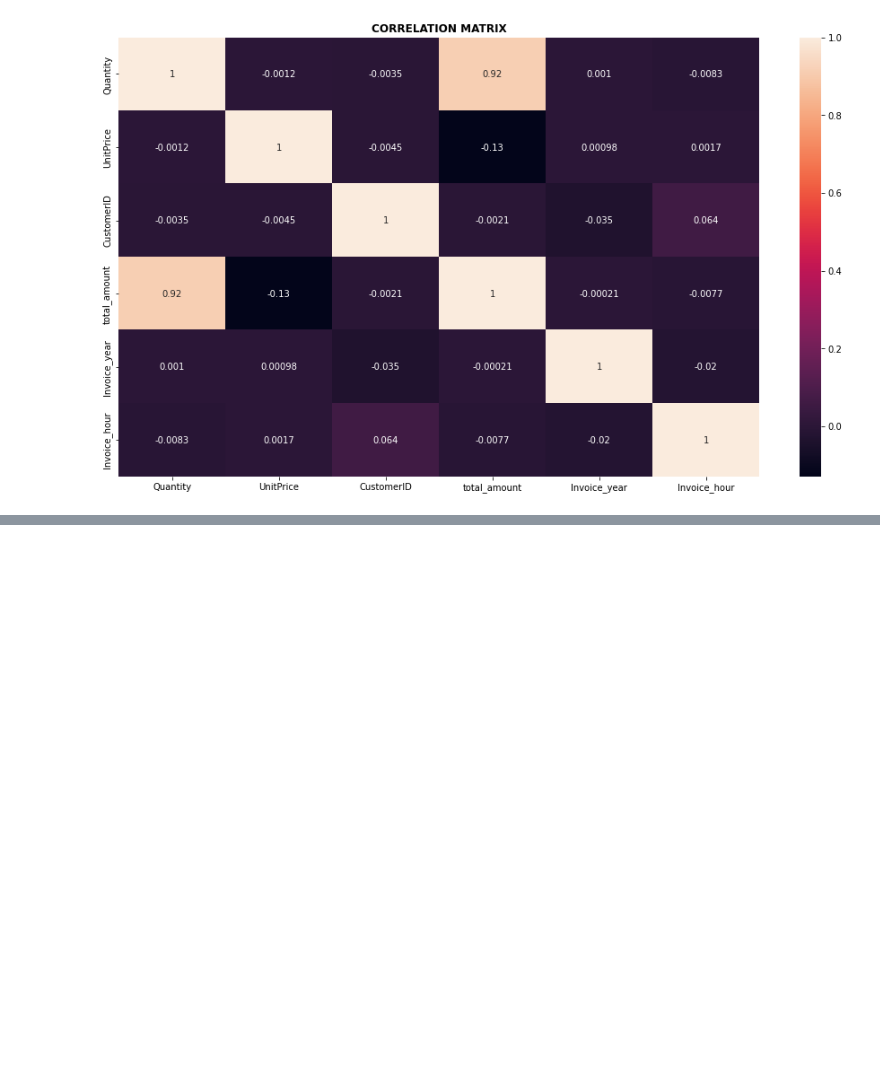
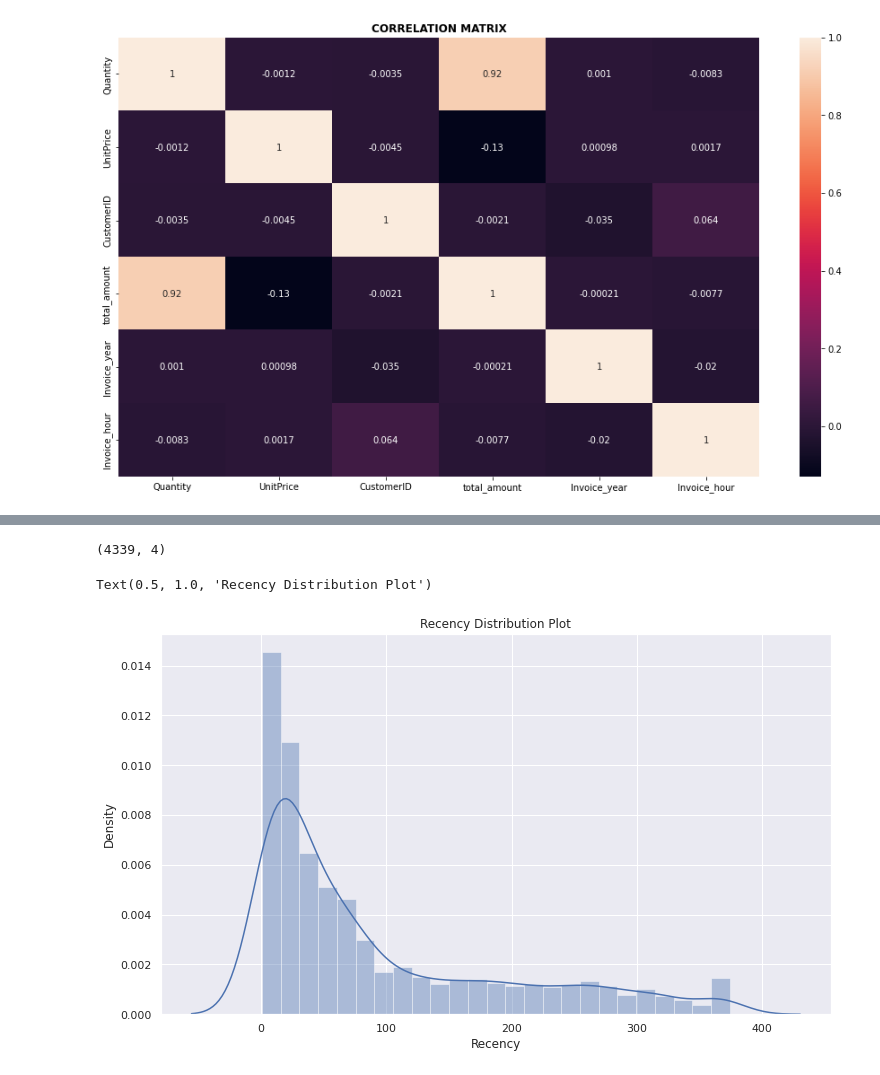
Before and after one commit to abhi-shub/Online-Retail-Customer-Segmentation, a Jupyter notebook: Online_Retail_Customer_Segmentation_Capstone_Project.ipynb, the cells around one changed output, grey strips where cells are left out. Cells and saved outputs as stored; diff of their text form; code cells hidden in the pictures; blank space fills up the shorter version.

```diff
--- a/Online_Retail_Customer_Segmentation_Capstone_Project.ipynb
+++ b/Online_Retail_Customer_Segmentation_Capstone_Project.ipynb
@@ -536,0 +566,4 @@ Text(0.5, 1.0, 'CORRELATION MATRIX')
+# %%
+# Removing cancelled InvoiceNo from the dataset
+retail_df['InvoiceNo'] = retail_df['InvoiceNo'].astype('str')
+retail_df = retail_df[~retail_df['InvoiceNo'].str.contains('C')]
@@ -536,0 +576,14 @@ Text(0.5, 1.0, 'CORRELATION MATRIX')
+# %%
+# creating column for only date
+retail_df['Invoice_Date'] = retail_df['InvoiceDate'].dt.date
+# Adding 1 day to the Last Invoice date to set as Latest date for reference
+snapshot_date = max(retail_df.InvoiceDate) + dt.timedelta(days=1)
+# Creating dataframe to record RFM score
+RFM_df = retail_df.groupby(['CustomerID']).agg({
+    'InvoiceDate': lambda x: (snapshot_date - x.max()).days,
+    'InvoiceNo': 'count',
+    'total_amount': 'sum'}).reset_index()
+# Renaming columns
+RFM_df.rename(columns = {'InvoiceDate': 'Recency',
+                            'InvoiceNo': 'Frequency',
+                            'total_amount': 'MonetaryValue'}, inplace=True)
@@ -536,0 +599,13 @@ Text(0.5, 1.0, 'CORRELATION MATRIX')
+# %%
+RFM_df.shape
+# %% [output]
+(4339, 4)
+# %%
+# distribution plot for recency of customers
+plt.figure(figsize = (12,7))
+sns.set()
+sns.distplot(RFM_df.Recency)
+plt.title('Recency Distribution Plot')
+# %% [output]
+Text(0.5, 1.0, 'Recency Distribution Plot')
+[figure, added]
```
Also changed, not shown: parts of 61 cells of this notebook.
